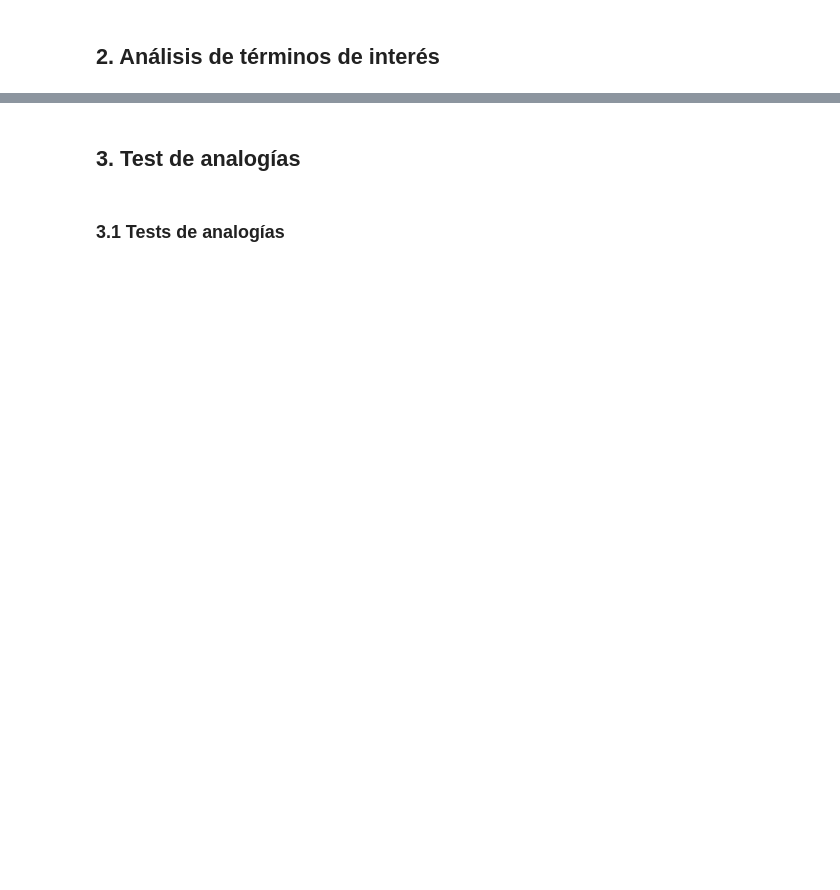
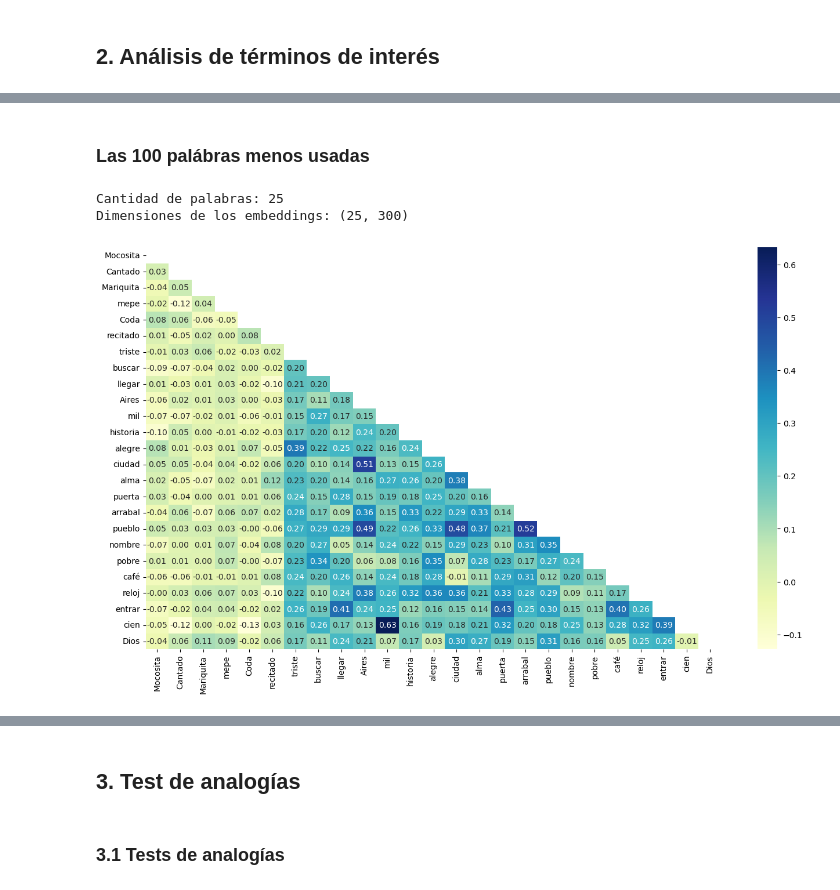
Before and after one commit to MLsound/procesamiento_lenguaje_natural, a Jupyter notebook: clase_2/ejercicios/Desafio_2.ipynb, the cells around one changed output, grey strips where cells are left out. Drawn from its saved outputs; the diff is of its cells as text; code cells hidden in the pictures; blank space fills up the shorter version.

```diff
--- a/clase_2/ejercicios/Desafio_2.ipynb
+++ b/clase_2/ejercicios/Desafio_2.ipynb
@@ -34,0 +445,10 @@ Para su construcción realicé scraping del sitio *todotango.com*
+# %% [markdown]
+### Las 100 palábras menos usadas
+# %%
+# Calcula la matriz de correlación para n términos más probables
+# (se limita el tamaño a fines prácticos)
+_ = embeddings_matrix_distance(w2v_model, uncommon_words[:25])
+# %% [output]
+Cantidad de palabras: 25
+Dimensiones de los embeddings: (25, 300)
+[figure, added]
```
Also changed, not shown: parts of 58 cells of this notebook, 6 other files.
